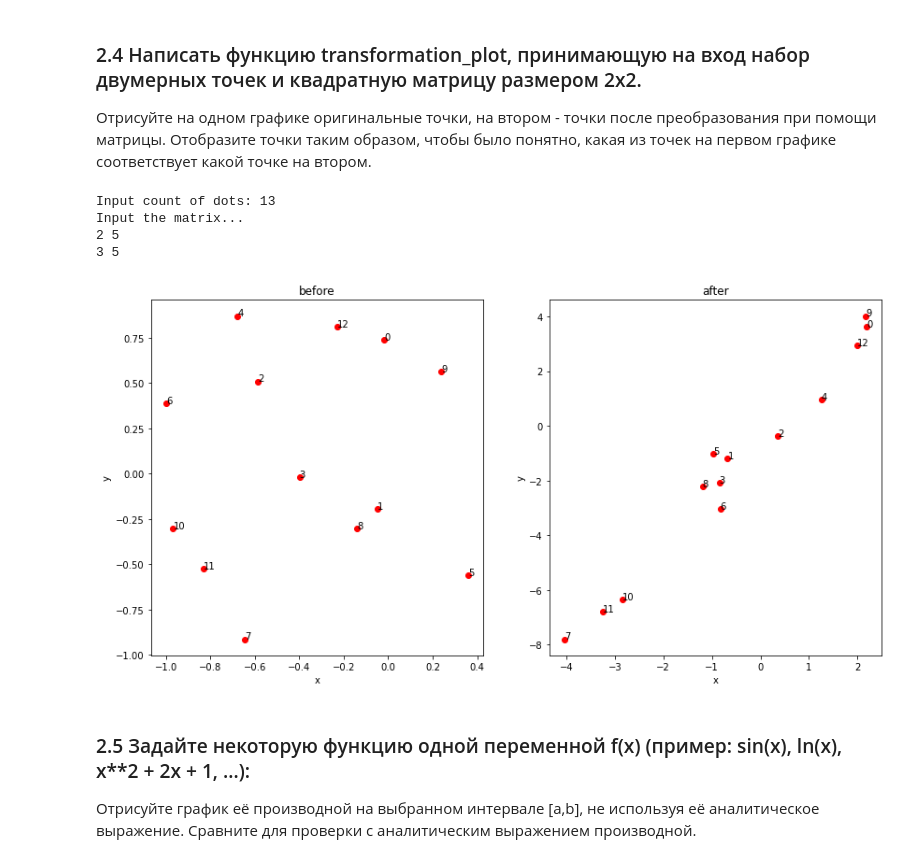
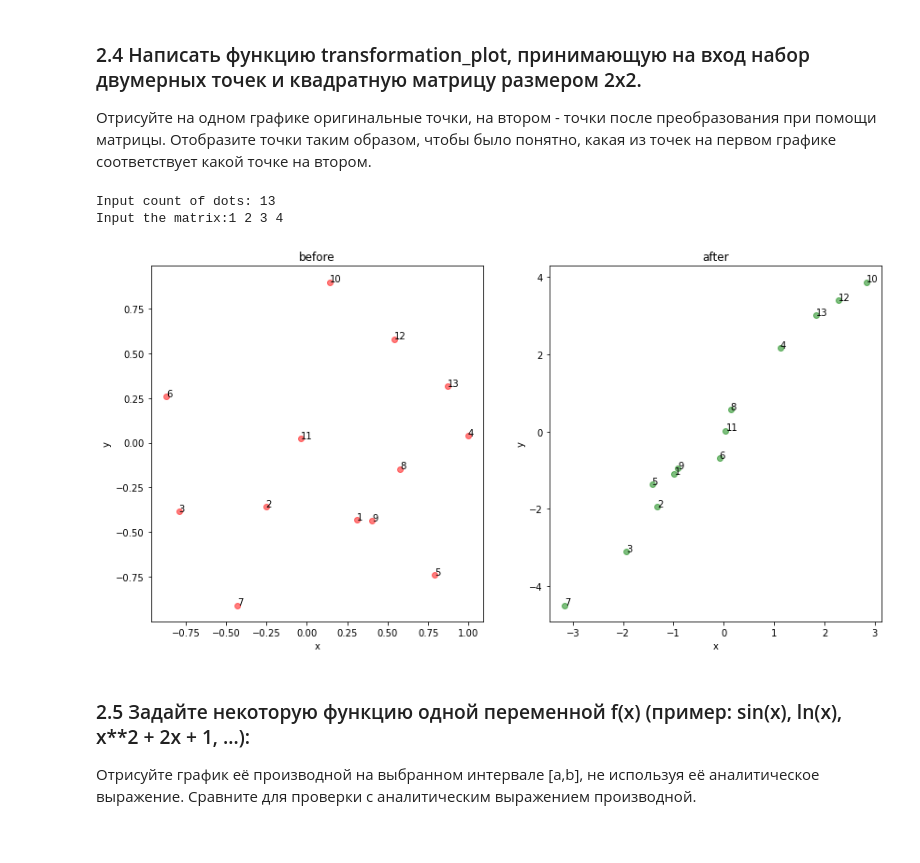
Before and after one commit to Bratko73/ML_Labs, a Jupyter notebook: Lab1/Lab 1.ipynb, the cells around one changed output. Cells and saved outputs as stored; diff of their text form; code cells hidden in the pictures.

```diff
--- a/Lab1/Lab 1.ipynb
+++ b/Lab1/Lab 1.ipynb
@@ -33,20 +34,20 @@ with open('usd.xml', 'w') as file:
 **Запрос Евро**
 # %%
 req = requests.get(f'http://www.cbr.ru/scripts/XML_dynamic.asp?date_req1=01/01/2021&date_req2={currDate}&VAL_NM_RQ=R01239')
-with open('euro.xml', 'w') as file:
-    file.write(req.text)
+doc = xml.dom.minidom.parseString(req.text)
+euroTree = doc.getElementsByTagName('Record')
 # %% [markdown]
 **Запрос Японской иены**
 # %%
 req = requests.get(f'http://www.cbr.ru/scripts/XML_dynamic.asp?date_req1=01/01/2021&date_req2={currDate}&VAL_NM_RQ=R01820')
-with open('uena.xml', 'w') as file:
-    file.write(req.text)
+doc = xml.dom.minidom.parseString(req.text)
+uenaTree = doc.getElementsByTagName('Record')
 # %% [markdown]
 **Запрос Украинской гривны**
 # %%
 req = requests.get(f'http://www.cbr.ru/scripts/XML_dynamic.asp?date_req1=01/01/2021&date_req2={currDate}&VAL_NM_RQ=R01720')
-with open('grivna.xml', 'w') as file:
-    file.write(req.text)
+doc = xml.dom.minidom.parseString(req.text)
+grivnaTree = doc.getElementsByTagName('Record')
 # %% [markdown]
 **Парсинг xml и создание csv**
 # %%
@@ -165,39 +155,32 @@ Input r: 6
 def transformation_plot(x,matrix):
     result = np.empty((countOfDots,2))
     for i in range(countOfDots):
-        result[i,0] = x[i, 0]*matrix[0, 0] + x[i, 1]*matrix[1, 0]
-        result[i,1] = x[i, 0]*matrix[0, 1] + x[i, 1]*matrix[1, 1]
+        result[i] = x[i].dot(matrix)
     return result
 # %%
 countOfDots = int(input("Input count of dots: "))
-matrix = np.empty((2,2))
+matrix =np.matrix(np.fromstring(input("Input the matrix:"),dtype=float, sep=' ').reshape(2,2))
 x = np.random.uniform(low=-1, high=1, size=(countOfDots,2))
-print("Input the matrix...")
-for i in range(2):
-    matrix[i] = np.fromstring(input(), dtype=float, sep=' ')
 new_x = transformation_plot(x,matrix)
-
 
 fig, axes = plt.subplots(1,2,figsize=(14, 7))
 for i in range(countOfDots):
-    axes[0].plot(x[i,0],x[i,1], "ro")
-    axes[0].text(x[i,0], x[i,1], f'{i}')
-    axes[1].plot(new_x[i,0],new_x[i,1], "ro")
-    axes[1].text(new_x[i,0], new_x[i,1], f'{i}')
+    axes[0].plot(x[i,0],x[i,1], "ro", alpha = 0.5)
+    axes[0].text(x[i,0], x[i,1], f'{i+1}')
+    axes[1].plot(new_x[i,0],new_x[i,1], "go", alpha = 0.5)
+    axes[1].text(new_x[i,0], new_x[i,1], f'{i+1}')
 axes[0].set_xlabel('x')
 axes[0].set_ylabel('y')
 axes[0].set_title('before')
 axes[1].set_xlabel('x')
 axes[1].set_ylabel('y')
 axes[1].set_title('after')
 
 plt.show()
 # %% [output]
 Input count of dots: 13
-Input the matrix...
-2 5
-3 5
+Input the matrix:1 2 3 4
-[figure, old version]
+[figure, new version]
 # %% [markdown]
 ### 2.5 Задайте некоторую функцию одной переменной f(x) (пример: sin(x), ln(x), x**2 + 2x + 1, …):
 Отрисуйте график её производной на выбранном интервале [a,b], не используя её аналитическое выражение.
```
Also changed, not shown: parts of 9 cells of this notebook, 5 other files.
